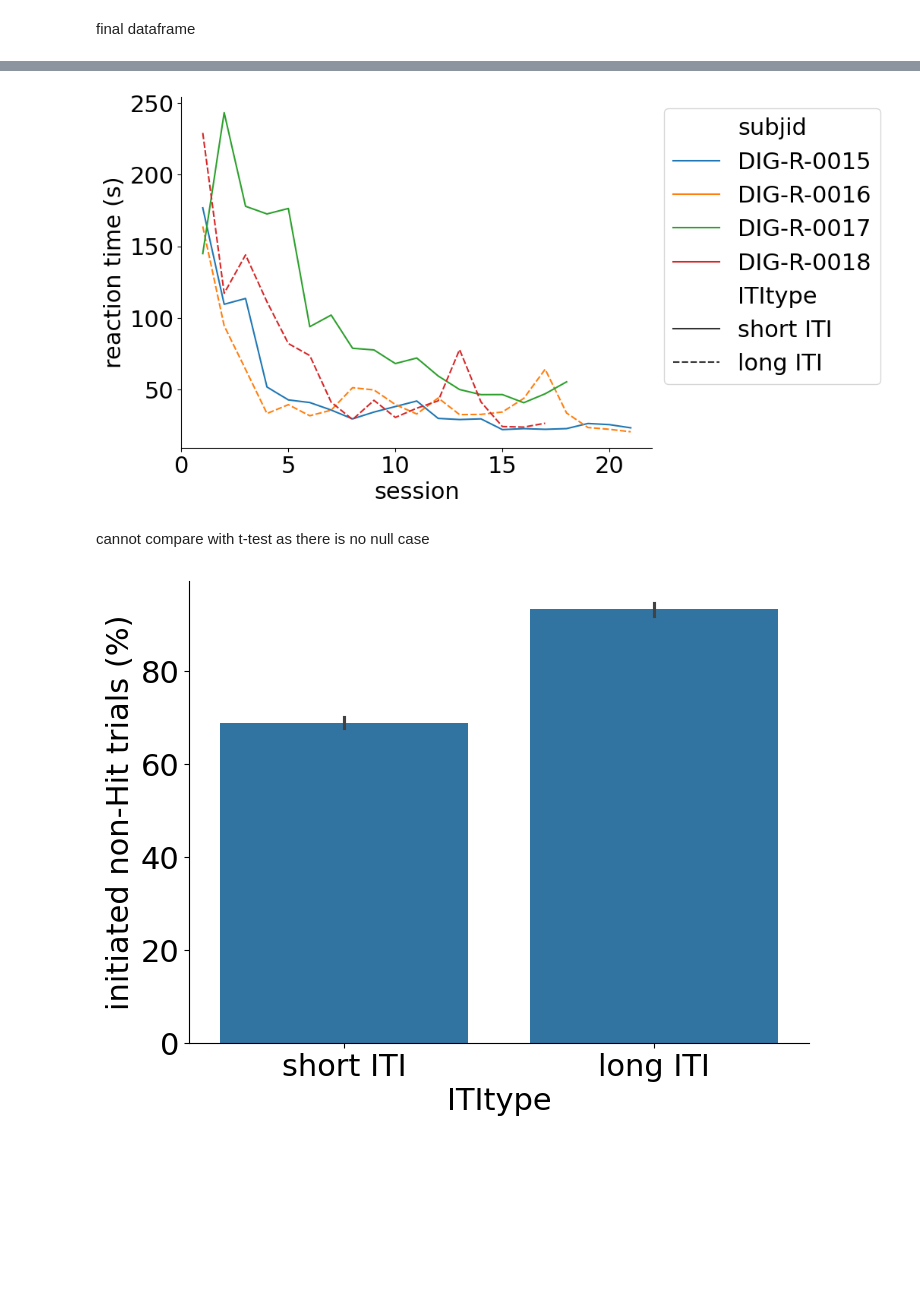
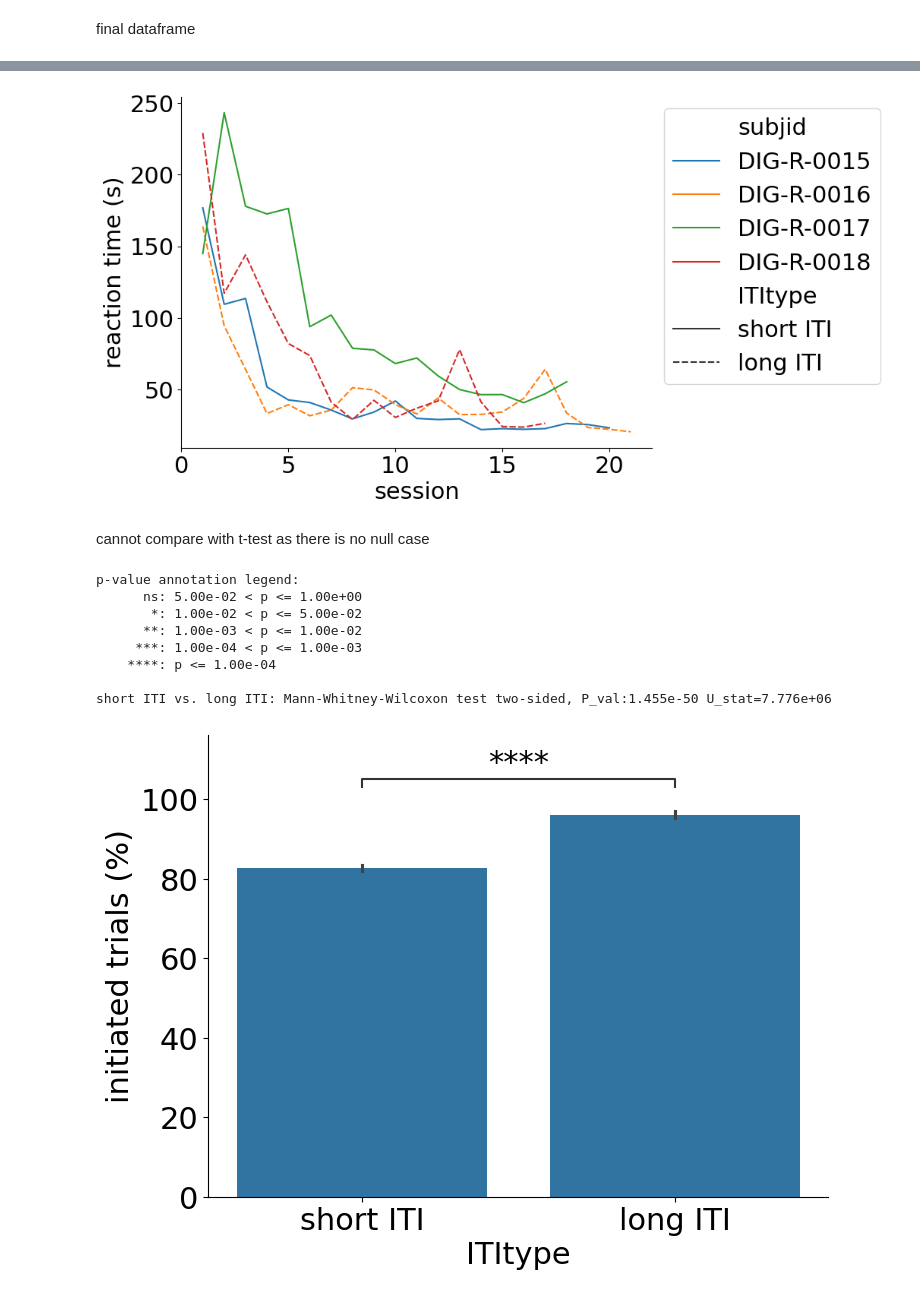
Before and after one commit to Joschua21/dbanalysis, a Jupyter notebook: analysis.ipynb, the cells around one changed output, grey strips where cells are left out. Saved outputs shown, nothing was run; the diff lists cells and outputs as text; code cells hidden in the pictures; blank space fills up the shorter version.

```diff
--- a/analysis.ipynb
+++ b/analysis.ipynb
@@ -20,4 +12,24 @@ thresholds = {
 # %%
+subjects = ['DIG-R-0015', 'DIG-R-0016', 'DIG-R-0017', 'DIG-R-0018']
+thresholds = {
+    'DIG-R-0015': 52875,
+    'DIG-R-0016': 53036,
+    'DIG-R-0017': 53451,
+    'DIG-R-0018': 53625
+} #thresholds of sessids when animals progressed to protocol. Will exclude pretraining from dataframes_trials
+color_palette = {
+    'DIG-R-0015': {'hit': 'darkblue', 'non_hit': 'lightblue'},
+    'DIG-R-0016': {'hit': 'darkorange', 'non_hit': 'lightcoral'},
+    'DIG-R-0017': {'hit': 'darkgreen', 'non_hit': 'lightgreen'},
+    'DIG-R-0018': {'hit': 'darkred', 'non_hit': 'lightpink'}
+}
+line_styles = {
+    'DIG-R-0015': '-',
+    'DIG-R-0016': '--',
+    'DIG-R-0017': '-',
+    'DIG-R-0018': '--',
+}
+
 dataframes_sess = {}
 dataframes_trials = {}
 
@@ -41,12 +53,12 @@ dataframes_sess['DIG-R-0018'].iloc[0, dataframes_sess['DIG-R-0018'].columns.get_
 
 #Extracts variables for all trials for each subject
 for subject in subjects:
-
+    sessids = dataframes_sess[subject]['sessid']
     query_trials = f"""
         SELECT x.subjid, x.hit, x.viol, x.RT, x.n_pokes, x.sessid, x.parsed_events, x.trialid, x.data
         FROM beh.trialsview x
         WHERE subjid = '{subject}'
-        AND x.sessid >= {thresholds[subject]}
+        AND x.sessid IN ({', '.join([str(sessid) for sessid in sessids])})
         ORDER BY x.trialtime ASC
     """
     result = pd.read_sql(query_trials, dbe)
@@ -189,27 +195,35 @@ sns.move_legend(ax, "upper left", bbox_to_anchor=(1, 1))
 sns.despine(fig=fig)
 plt.show()
 # %% [output]
-[figure, old version]
+[figure, new version]
 # %% [markdown]
 cannot compare with t-test as there is no null case
 # %%
 fig, ax = plt.subplots(figsize=(8, 6))
 plt_kwargs = dict(
     ax=ax,
-    data=df_trials.loc[df_trials['choice']=='Violation', :],
+    data=df_trials,
     x='ITItype',
     y='initiated trial',
     estimator=lambda x: sum(x)*100.0/len(x),
 )
 sns.barplot(**plt_kwargs)
 
-# pairs = [("short ITI",), ("long ITI",)]
-# annot = Annotator(pairs=pairs, **plt_kwargs)
-# annot.configure(test='t-test_ind', verbose=2)
-# annot.apply_and_annotate()
+pairs = [("short ITI", "long ITI",)]
+annot = Annotator(pairs=pairs, **plt_kwargs)
+annot.configure(test='Mann-Whitney', verbose=2)
+annot.apply_and_annotate()
 
-plt.ylabel('initiated non-Hit trials (%)')
+plt.ylabel('initiated trials (%)')
 sns.despine(fig=fig)
 plt.show()
 # %% [output]
+p-value annotation legend:
+      ns: 5.00e-02 < p <= 1.00e+00
+       *: 1.00e-02 < p <= 5.00e-02
+      **: 1.00e-03 < p <= 1.00e-02
+     ***: 1.00e-04 < p <= 1.00e-03
+    ****: p <= 1.00e-04
+
+short ITI vs. long ITI: Mann-Whitney-Wilcoxon test two-sided, P_val:1.455e-50 U_stat=7.776e+06
-[figure, old version]
+[figure, new version]
```
Also changed, not shown: parts of 5 cells of this notebook.
